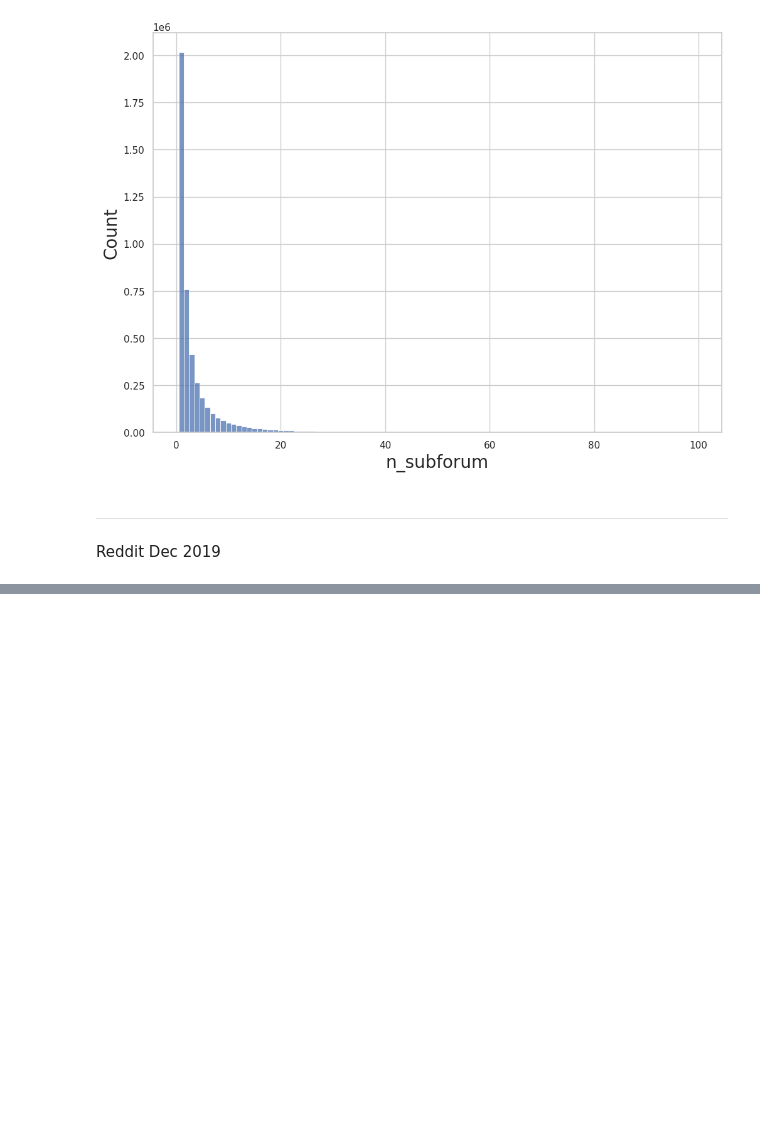
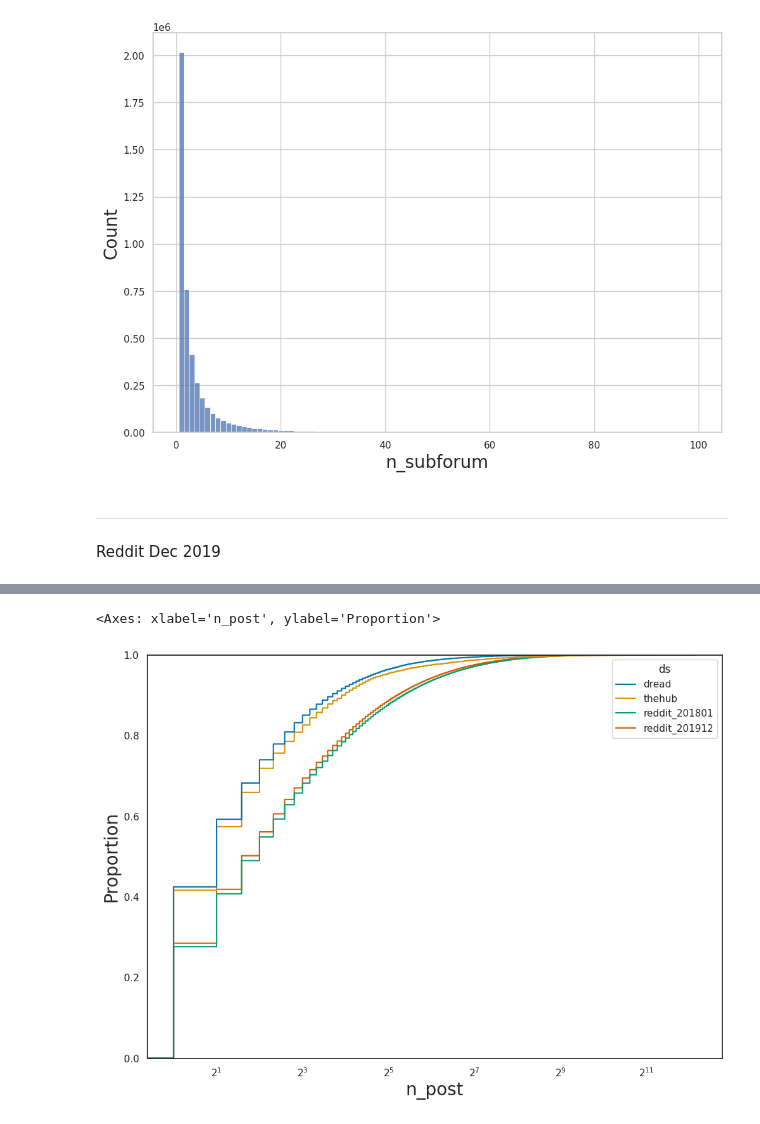
Before and after one commit to pranavmaneriker/ccc_darkweb_stylometry, a Jupyter notebook: data/SummaryStats.ipynb, the cells around one changed output, grey strips where cells are left out. Cells and saved outputs as stored; diff of their text form; code cells hidden in the pictures; blank space fills up the shorter version.

```diff
--- a/data/SummaryStats.ipynb
+++ b/data/SummaryStats.ipynb
@@ -103,7 +108,8 @@ Authors with n_subforum above thresh (>= 50):  [(22, 77), (377, 50), (400, 66),
 table = duckdb.read_json("/data/ccc/data/thehub_all.jsonl")
 conn = duckdb.register("dread", table)
 plot_config = PlotConfig(2, False, 30)
-plots = basic_stats(conn, dread_config, plot_config)
+outputs = basic_stats(conn, dread_config, plot_config)
+all_outputs["thehub"] = outputs
 # %% [output]
 Num authors:  8243
 Num Posts:  88753
@@ -118,7 +124,8 @@ Authors with n_subforum above thresh (>= 30):  [(2, 32), (1076, 32), (7, 30), (6
 table = duckdb.read_json("/data/ccc/data/reddit_RC_2018_01")
 conn = duckdb.register("reddit", table)
 plot_config = PlotConfig(2, False, 100)
-plots = basic_stats(conn, reddit_config, plot_config)
+outputs = basic_stats(conn, reddit_config, plot_config)
+all_outputs["reddit_201801"]  = outputs
 # %% [output]
 Num authors:  4413757
 Num Posts:  82531775
@@ -133,7 +140,8 @@ Reddit Dec 2019
 table = duckdb.read_json("/data/ccc/data/reddit_RC_2019_12")
 conn = duckdb.register("reddit", table)
 plot_config = PlotConfig(2, False, 100)
-plots = basic_stats(conn, reddit_config, plot_config)
+outputs = basic_stats(conn, reddit_config, plot_config)
+all_outputs["reddit_201912"] = outputs
 # %% [output]
 Num authors:  7439040
 Num Posts:  126992546
@@ -142,2 +150,16 @@ Authors with n_subforum above thresh (>= 100):  [('Team_Pluto', 108), ('Scoot_Ya
 [figure]
 [figure]
+# %%
+## ecdf n_posts
+dfs = []
+for key, value in all_outputs.items():
+    df = value["dicts"]["n_post_cdf"]
+    df["ds"] = key
+    dfs.append(df)
+
+plot_df = pd.concat(dfs)
+# %%
+sns.ecdfplot(plot_df, x="n_post", hue="ds", log_scale=2, palette="colorblind")
+# %% [output]
+<Axes: xlabel='n_post', ylabel='Proportion'>
+[figure, added]
```
Also changed, not shown: parts of 14 cells of this notebook, 6 other files.
